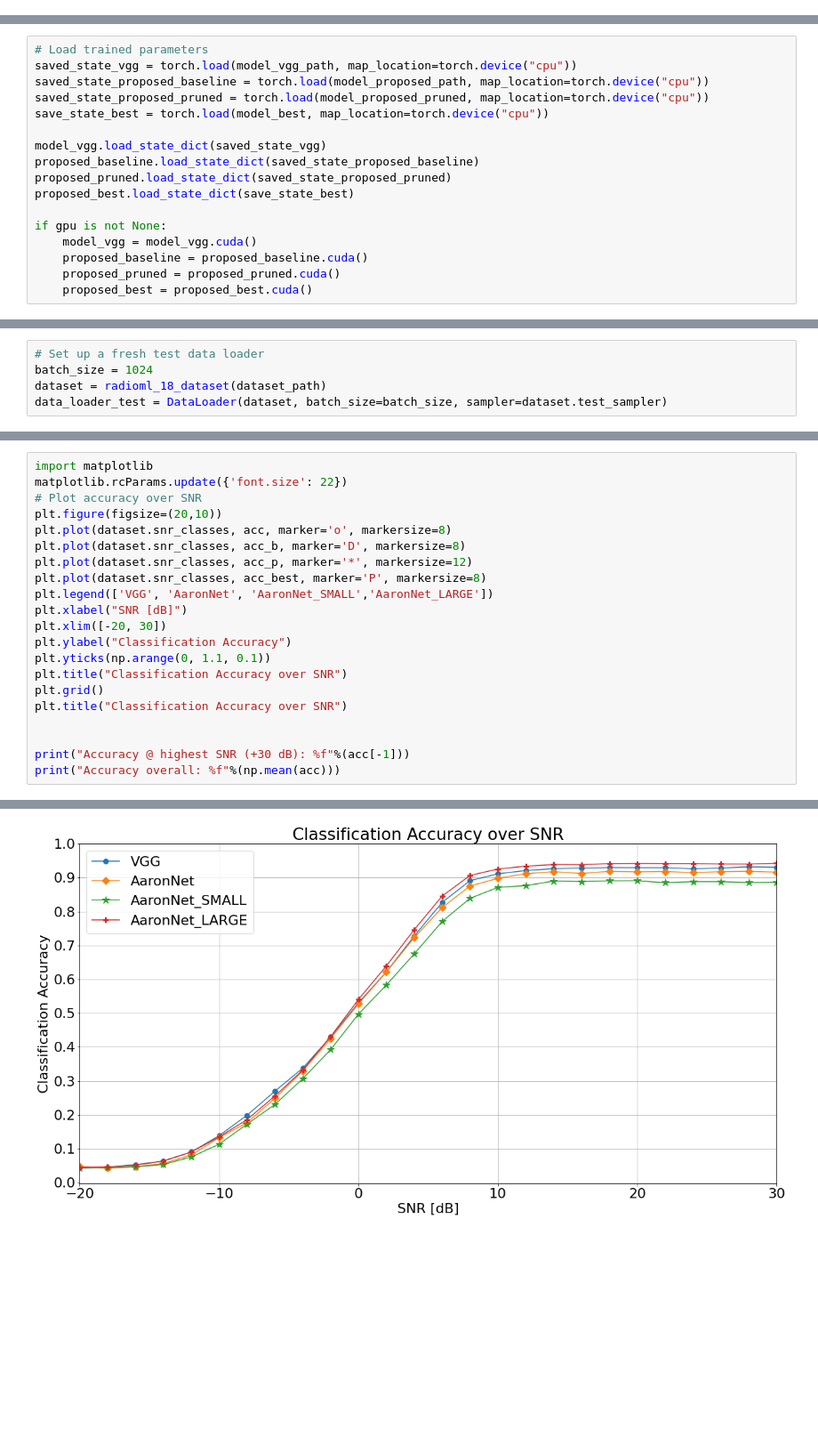
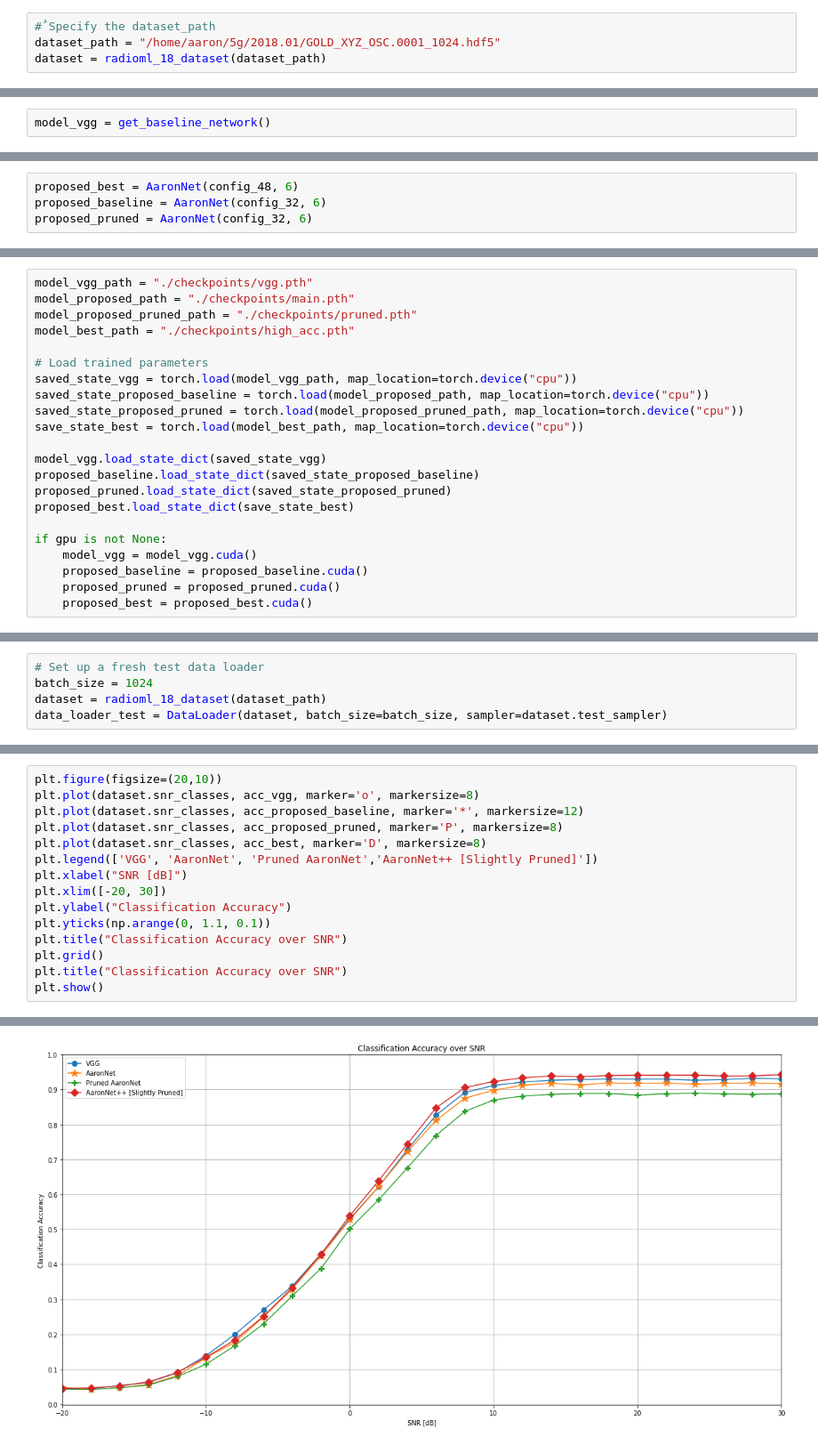
Before and after one commit to ITU-AI-ML-in-5G-Challenge/ITU-ML5G-PS-007-Aaronica, a Jupyter notebook: evaluation.ipynb, the cells around one changed output, grey strips where cells are left out. Shown at 89% size. Drawn from its saved outputs; the diff is of its cells as text; blank space fills up the shorter version.

```diff
--- a/evaluation.ipynb
+++ b/evaluation.ipynb
@@ -495,0 +39,4 @@ proposed_best = AaronNet48(config)
+# %%
+# ُSpecify the dataset_path
+dataset_path = "/home/aaron/5g/2018.01/GOLD_XYZ_OSC.0001_1024.hdf5"
+dataset = radioml_18_dataset(dataset_path)
@@ -495,0 +45,2 @@ proposed_best = AaronNet48(config)
+# %%
+model_vgg = get_baseline_network()
@@ -495,0 +75,4 @@ proposed_best = AaronNet48(config)
+# %%
+proposed_best = AaronNet(config_48, 6)
+proposed_baseline = AaronNet(config_32, 6)
+proposed_pruned = AaronNet(config_32, 6)
@@ -496,9 +81,14 @@ proposed_best = AaronNet48(config)
 # %%
+model_vgg_path = "./checkpoints/vgg.pth"
+model_proposed_path = "./checkpoints/main.pth"
+model_proposed_pruned_path = "./checkpoints/pruned.pth"
+model_best_path = "./checkpoints/high_acc.pth"
+
 # Load trained parameters
 saved_state_vgg = torch.load(model_vgg_path, map_location=torch.device("cpu"))
 saved_state_proposed_baseline = torch.load(model_proposed_path, map_location=torch.device("cpu"))
-saved_state_proposed_pruned = torch.load(model_proposed_pruned, map_location=torch.device("cpu"))
-save_state_best = torch.load(model_best, map_location=torch.device("cpu"))
+saved_state_proposed_pruned = torch.load(model_proposed_pruned_path, map_location=torch.device("cpu"))
+save_state_best = torch.load(model_best_path, map_location=torch.device("cpu"))
 
 model_vgg.load_state_dict(saved_state_vgg)
 proposed_baseline.load_state_dict(saved_state_proposed_baseline)
@@ -788,13 +260,10 @@ for snr in dataset.snr_classes:
 # %%
-import matplotlib
-matplotlib.rcParams.update({'font.size': 22})
-# Plot accuracy over SNR
 plt.figure(figsize=(20,10))
-plt.plot(dataset.snr_classes, acc, marker='o', markersize=8)
-plt.plot(dataset.snr_classes, acc_b, marker='D', markersize=8)
-plt.plot(dataset.snr_classes, acc_p, marker='*', markersize=12)
-plt.plot(dataset.snr_classes, acc_best, marker='P', markersize=8)
-plt.legend(['VGG', 'AaronNet', 'AaronNet_SMALL','AaronNet_LARGE'])
+plt.plot(dataset.snr_classes, acc_vgg, marker='o', markersize=8)
+plt.plot(dataset.snr_classes, acc_proposed_baseline, marker='*', markersize=12)
+plt.plot(dataset.snr_classes, acc_proposed_pruned, marker='P', markersize=8)
+plt.plot(dataset.snr_classes, acc_best, marker='D', markersize=8)
+plt.legend(['VGG', 'AaronNet', 'Pruned AaronNet','AaronNet++ [Slightly Pruned]'])
 plt.xlabel("SNR [dB]")
 plt.xlim([-20, 30])
 plt.ylabel("Classification Accuracy")
@@ -802,8 +271,5 @@ plt.yticks(np.arange(0, 1.1, 0.1))
 plt.title("Classification Accuracy over SNR")
 plt.grid()
 plt.title("Classification Accuracy over SNR")
-
-
-print("Accuracy @ highest SNR (+30 dB): %f"%(acc[-1]))
-print("Accuracy overall: %f"%(np.mean(acc)))
+plt.show()
 # %% [output]
@@ -812 +276 @@ Accuracy overall: 0.594669
-[figure, old version]
+[figure, new version]
```
Also changed, not shown: parts of 36 cells of this notebook, 18 other files.
